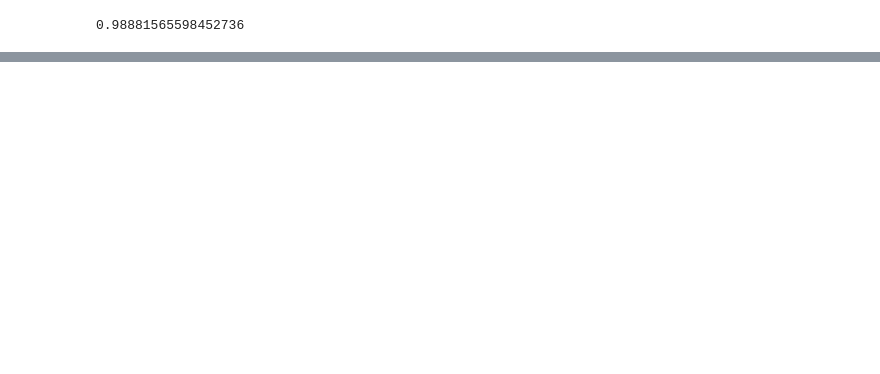
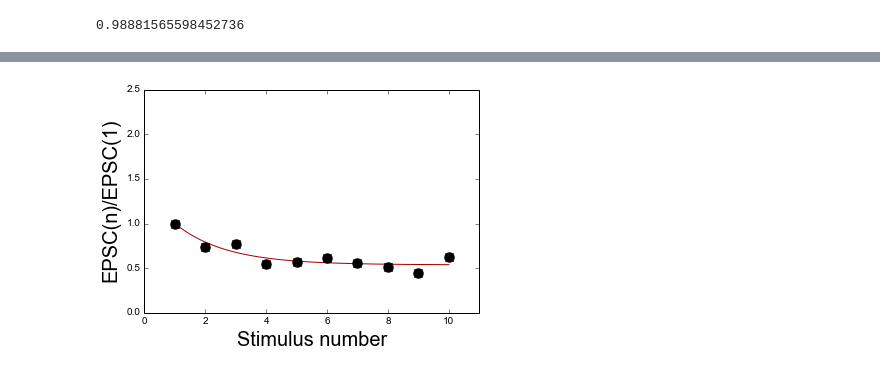
Before and after one commit to OrielBanne/myIPythonNotebooks, a Jupyter notebook: Optimization/Fitting to monoexponential functons.ipynb, the cells around one changed output, grey strips where cells are left out. Drawn from its saved outputs; the diff is of its cells as text; code cells hidden in the pictures; blank space fills up the shorter version.

```diff
--- a/Optimization/Fitting to monoexponential functons.ipynb
+++ b/Optimization/Fitting to monoexponential functons.ipynb
@@ -81,0 +144,11 @@ mymonoexp(x=1, a=amp, b=1/tau, c=offset)
+# %%
+plt.plot(t, mymonoexp2( b=1/mytau, c=myoffset, x=t), color='#aa0000')
+
+#plot data together with function
+plt.scatter(xval, yval, color='black')
+plt.plot(xval,yval, 'ko', markersize=10)
+plt.xlim(0,11), plt.ylim(0,2.5);
+plt.ylabel('EPSC(n)/EPSC(1)', fontsize=20);
+plt.xlabel('Stimulus number', fontsize=20);
+# %% [output]
+[figure, added]
```
Also changed, not shown: parts of 14 cells of this notebook.
